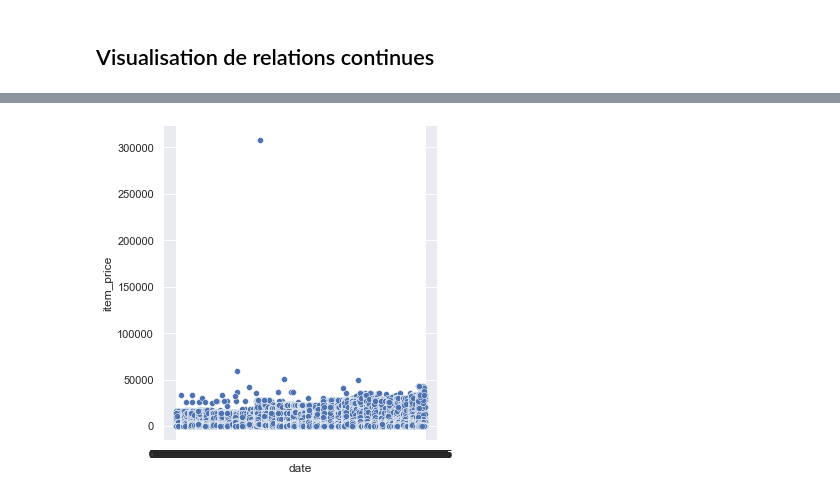
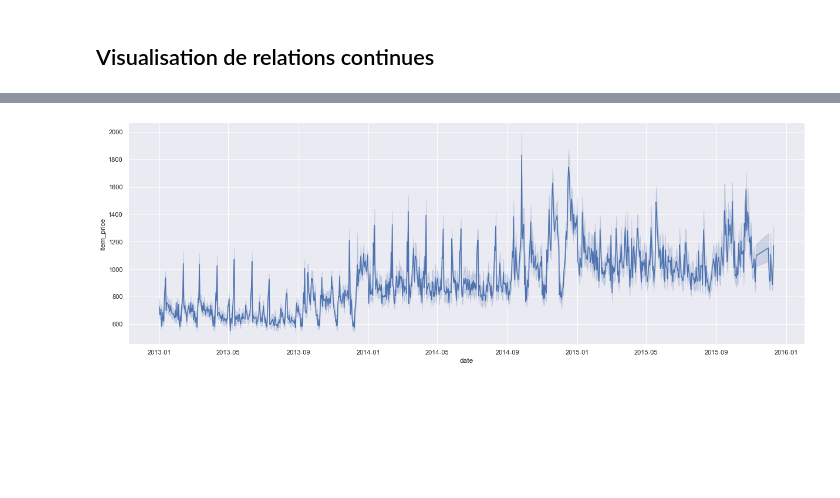
Before and after one commit to Jeevesen/Exercices-Pandas, a Jupyter notebook: DataVisualisation_Exercices.ipynb, the cells around one changed output, grey strips where cells are left out. Cells and saved outputs as stored; diff of their text form; code cells hidden in the pictures; blank space fills up the shorter version.

```diff
--- a/DataVisualisation_Exercices.ipynb
+++ b/DataVisualisation_Exercices.ipynb
@@ -68,5 +68,7 @@ sp.sample(50)
 # %%
-sns.relplot(x="date", y="item_price",data=sp)
+sp['date'] = pd.to_datetime(sp['date'])
+sns.relplot(x="date", y="item_price",data=sp,kind="line").fig.set_size_inches(20,6)
+# plt.figure(figsize=(20,6))
 plt.show()
 # %% [output]
-[figure, old version]
+[figure, new version]
```
Also changed, not shown: parts of 8 cells of this notebook.
